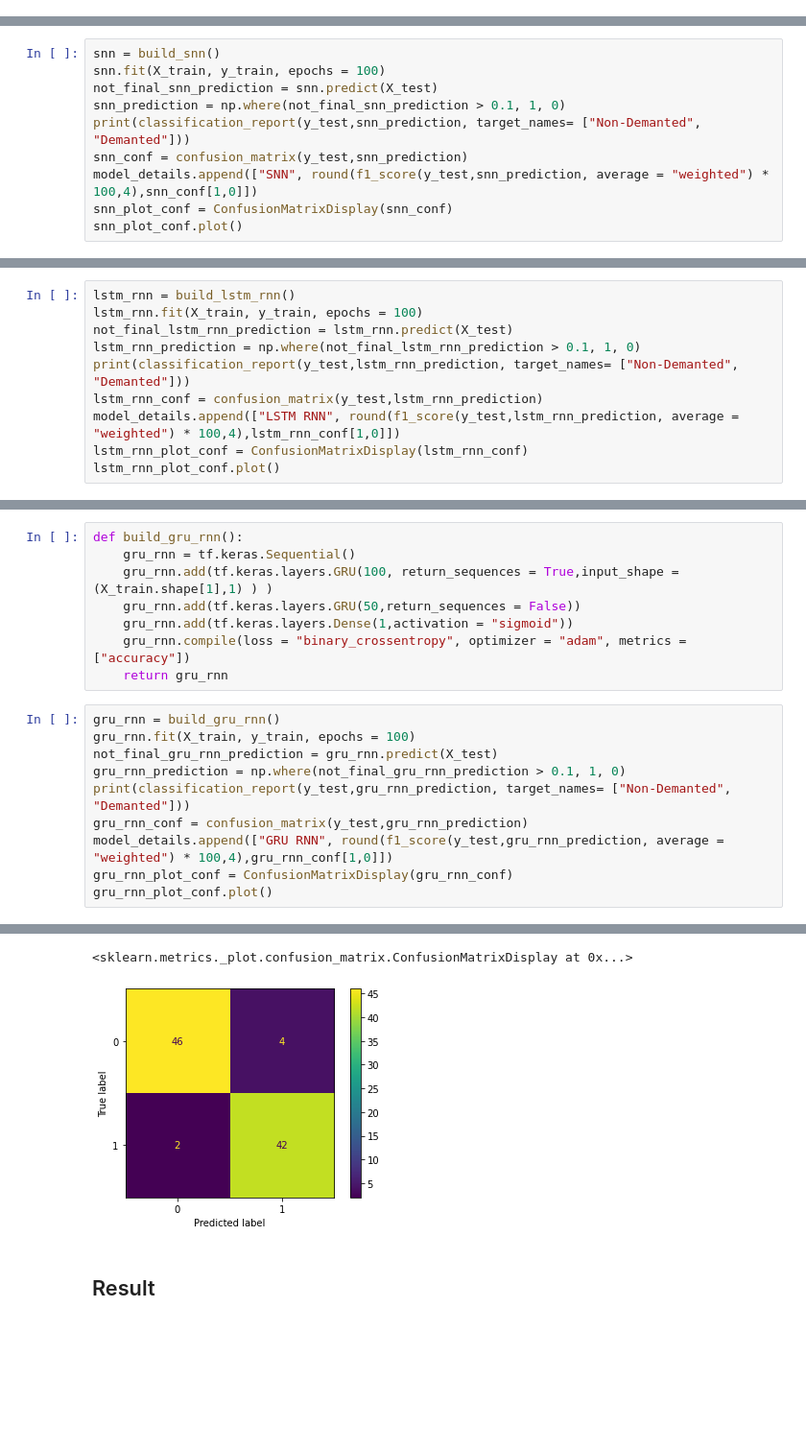
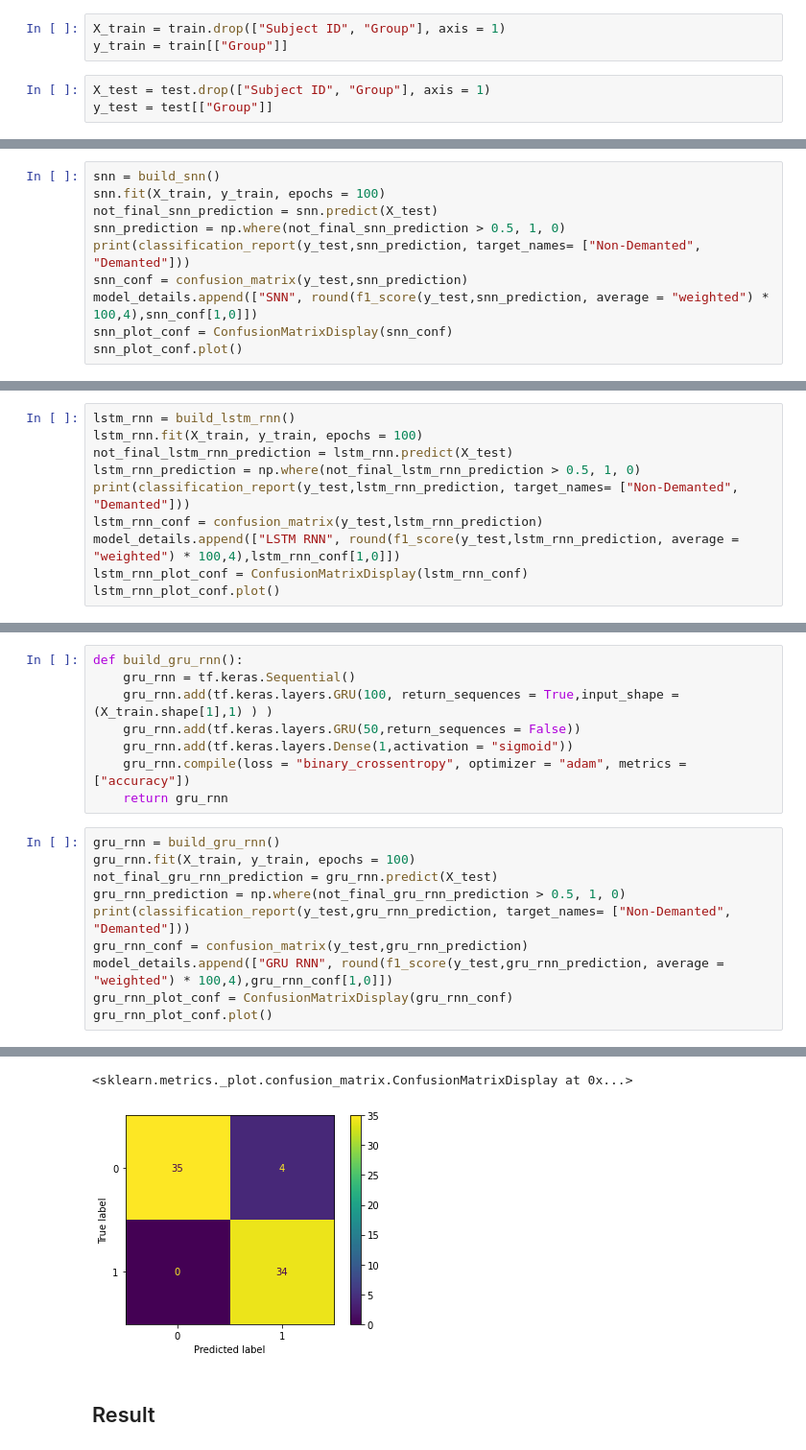
Before and after one commit to amyrmahdy/pets, a Jupyter notebook: AI/classification/oasis_brain_project/brain_mri_v3.ipynb, the cells around one changed output, grey strips where cells are left out. Shown: that part at 96% size. Drawn from its saved outputs; the diff is of its cells as text; blank space fills up the shorter version.

Commit message:
Add V3. In this version we used GroupShuffleSplit. v3_details_random_state_13.csv is result of v3.

```diff
--- a/AI/classification/oasis_brain_project/brain_mri_v3.ipynb
+++ b/AI/classification/oasis_brain_project/brain_mri_v3.ipynb
@@ -315,3 +307,9 @@ X_train, X_test, y_train, y_test = GroupShuffleSplit(X,y, test_size = 0.25, rand
+# %%
+X_train = train.drop(["Subject ID", "Group"], axis = 1)
+y_train = train[["Group"]]
+# %%
+X_test = test.drop(["Subject ID", "Group"], axis = 1)
+y_test = test[["Group"]]
 # %% [markdown]
 ### Normalization
 # %%
@@ -419,7 +417,7 @@ def build_snn():
 snn = build_snn()
 snn.fit(X_train, y_train, epochs = 100)
 not_final_snn_prediction = snn.predict(X_test)
-snn_prediction = np.where(not_final_snn_prediction > 0.1, 1, 0)
+snn_prediction = np.where(not_final_snn_prediction > 0.5, 1, 0)
 print(classification_report(y_test,snn_prediction, target_names= ["Non-Demanted", "Demanted"]))
 snn_conf = confusion_matrix(y_test,snn_prediction)
 model_details.append(["SNN", round(f1_score(y_test,snn_prediction, average = "weighted") * 100,4),snn_conf[1,0]])
@@ -459,7 +457,7 @@ def build_lstm_rnn():
 lstm_rnn = build_lstm_rnn()
 lstm_rnn.fit(X_train, y_train, epochs = 100)
 not_final_lstm_rnn_prediction = lstm_rnn.predict(X_test)
-lstm_rnn_prediction = np.where(not_final_lstm_rnn_prediction > 0.1, 1, 0)
+lstm_rnn_prediction = np.where(not_final_lstm_rnn_prediction > 0.5, 1, 0)
 print(classification_report(y_test,lstm_rnn_prediction, target_names= ["Non-Demanted", "Demanted"]))
 lstm_rnn_conf = confusion_matrix(y_test,lstm_rnn_prediction)
 model_details.append(["LSTM RNN", round(f1_score(y_test,lstm_rnn_prediction, average = "weighted") * 100,4),lstm_rnn_conf[1,0]])
@@ -499,7 +497,7 @@ def build_gru_rnn():
 gru_rnn = build_gru_rnn()
 gru_rnn.fit(X_train, y_train, epochs = 100)
 not_final_gru_rnn_prediction = gru_rnn.predict(X_test)
-gru_rnn_prediction = np.where(not_final_gru_rnn_prediction > 0.1, 1, 0)
+gru_rnn_prediction = np.where(not_final_gru_rnn_prediction > 0.5, 1, 0)
 print(classification_report(y_test,gru_rnn_prediction, target_names= ["Non-Demanted", "Demanted"]))
 gru_rnn_conf = confusion_matrix(y_test,gru_rnn_prediction)
 model_details.append(["GRU RNN", round(f1_score(y_test,gru_rnn_prediction, average = "weighted") * 100,4),gru_rnn_conf[1,0]])
@@ -526,5 +524,5 @@ weighted avg       0.94      0.94      0.94        94
 <sklearn.metrics._plot.confusion_matrix.ConfusionMatrixDisplay at 0x...>
-[figure, old version]
+[figure, new version]
 # %% [markdown]
 ## Result
 # %%
```
Also changed, not shown: parts of 15 cells of this notebook, 1 other file.
